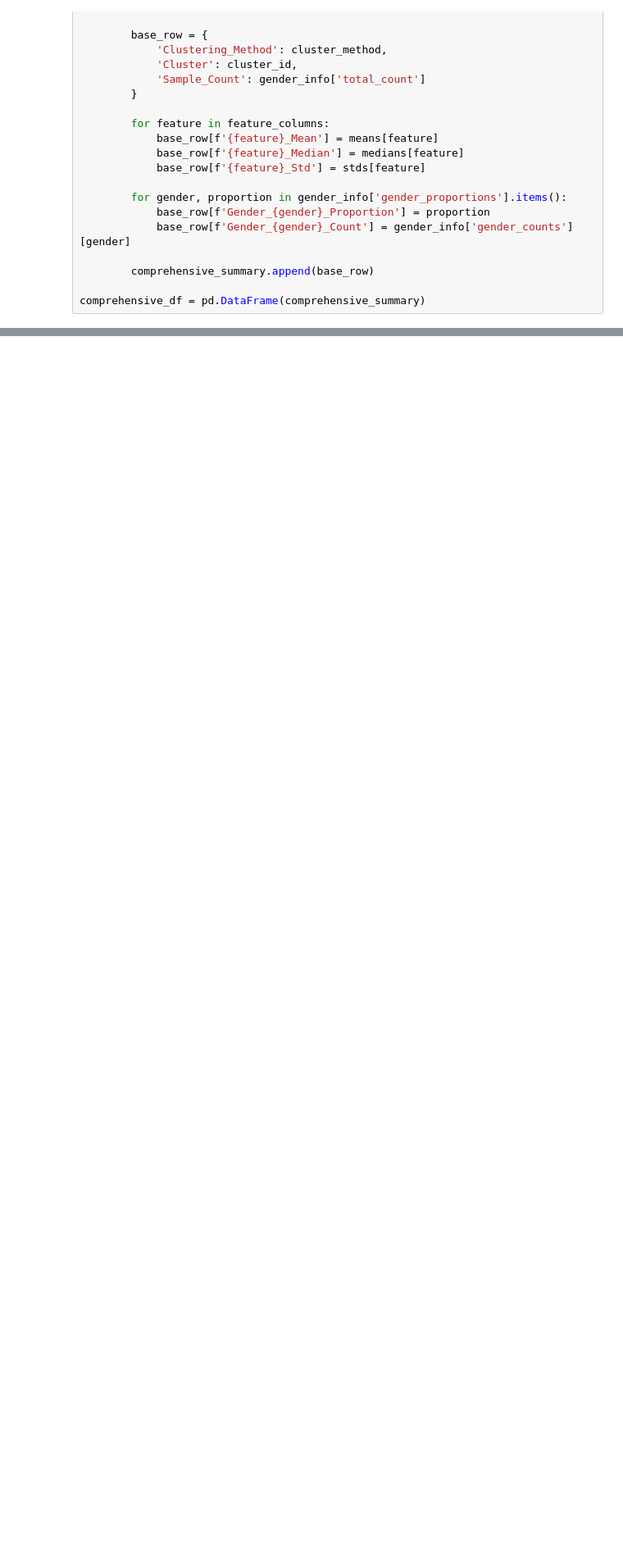
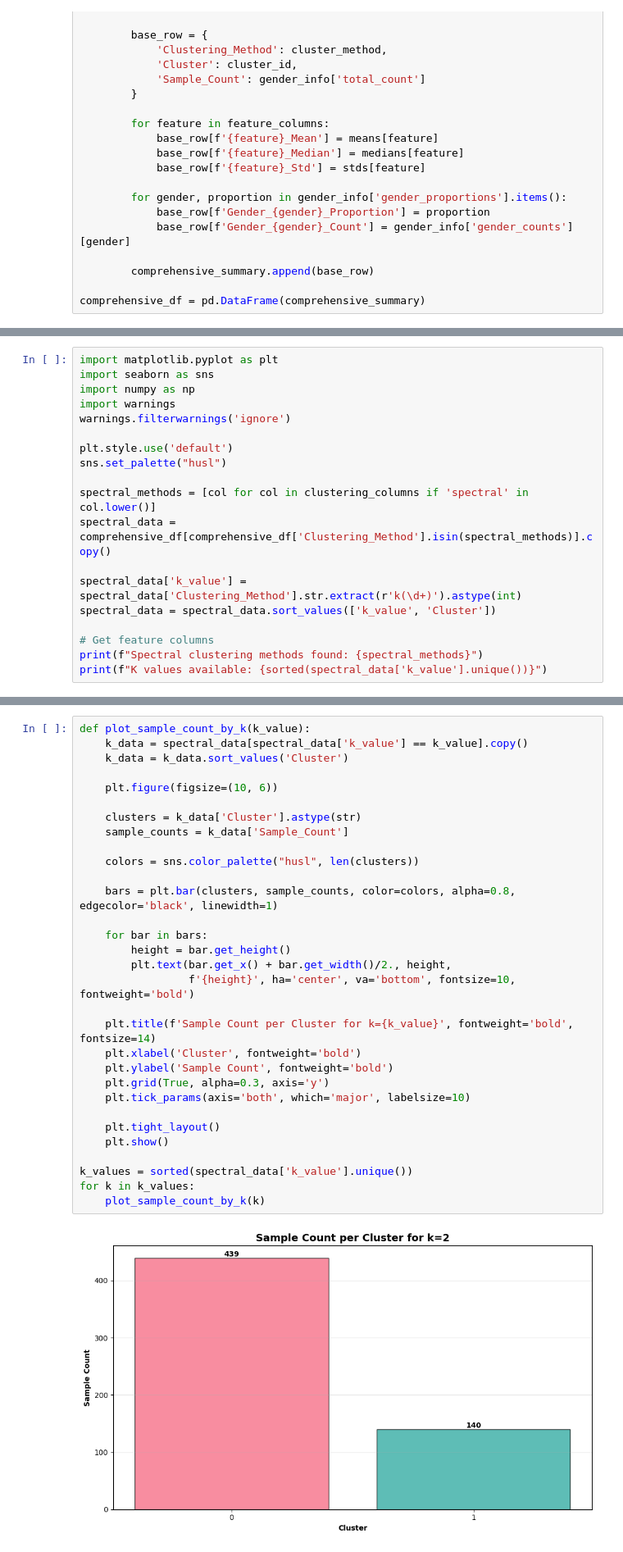
Before and after one commit to Filippo-Corti/ExplainableClustering, a Jupyter notebook: clustering_summaries.ipynb, the cells around one changed output, grey strips where cells are left out. Shown at 82% size. Cells and saved outputs as stored; diff of their text form; blank space fills up the shorter version.

Commit message:
add spectral clustering comparison visualization

```diff
--- a/clustering_summaries.ipynb
+++ b/clustering_summaries.ipynb
@@ -90,0 +76,19 @@ comprehensive_df
+# %%
+import matplotlib.pyplot as plt
+import seaborn as sns
+import numpy as np
+import warnings
+warnings.filterwarnings('ignore')
+
+plt.style.use('default')
+sns.set_palette("husl")
+
+spectral_methods = [col for col in clustering_columns if 'spectral' in col.lower()]
+spectral_data = comprehensive_df[comprehensive_df['Clustering_Method'].isin(spectral_methods)].copy()
+
+spectral_data['k_value'] = spectral_data['Clustering_Method'].str.extract(r'k(\d+)').astype(int)
+spectral_data = spectral_data.sort_values(['k_value', 'Cluster'])
+
+# Get feature columns
+print(f"Spectral clustering methods found: {spectral_methods}")
+print(f"K values available: {sorted(spectral_data['k_value'].unique())}")
@@ -90,0 +98,33 @@ comprehensive_df
+# %%
+def plot_sample_count_by_k(k_value):
+    k_data = spectral_data[spectral_data['k_value'] == k_value].copy()
+    k_data = k_data.sort_values('Cluster')
+
+    plt.figure(figsize=(10, 6))
+
+    clusters = k_data['Cluster'].astype(str)
+    sample_counts = k_data['Sample_Count']
+
+    colors = sns.color_palette("husl", len(clusters))
+
+    bars = plt.bar(clusters, sample_counts, color=colors, alpha=0.8, edgecolor='black', linewidth=1)
+
+    for bar in bars:
+        height = bar.get_height()
+        plt.text(bar.get_x() + bar.get_width()/2., height,
+                 f'{height}', ha='center', va='bottom', fontsize=10, fontweight='bold')
+
+    plt.title(f'Sample Count per Cluster for k={k_value}', fontweight='bold', fontsize=14)
+    plt.xlabel('Cluster', fontweight='bold')
+    plt.ylabel('Sample Count', fontweight='bold')
+    plt.grid(True, alpha=0.3, axis='y')
+    plt.tick_params(axis='both', which='major', labelsize=10)
+
+    plt.tight_layout()
+    plt.show()
+
+k_values = sorted(spectral_data['k_value'].unique())
+for k in k_values:
+    plot_sample_count_by_k(k)
+# %% [output]
+[figure, added]
```
Also changed, not shown: parts of 10 cells of this notebook.
